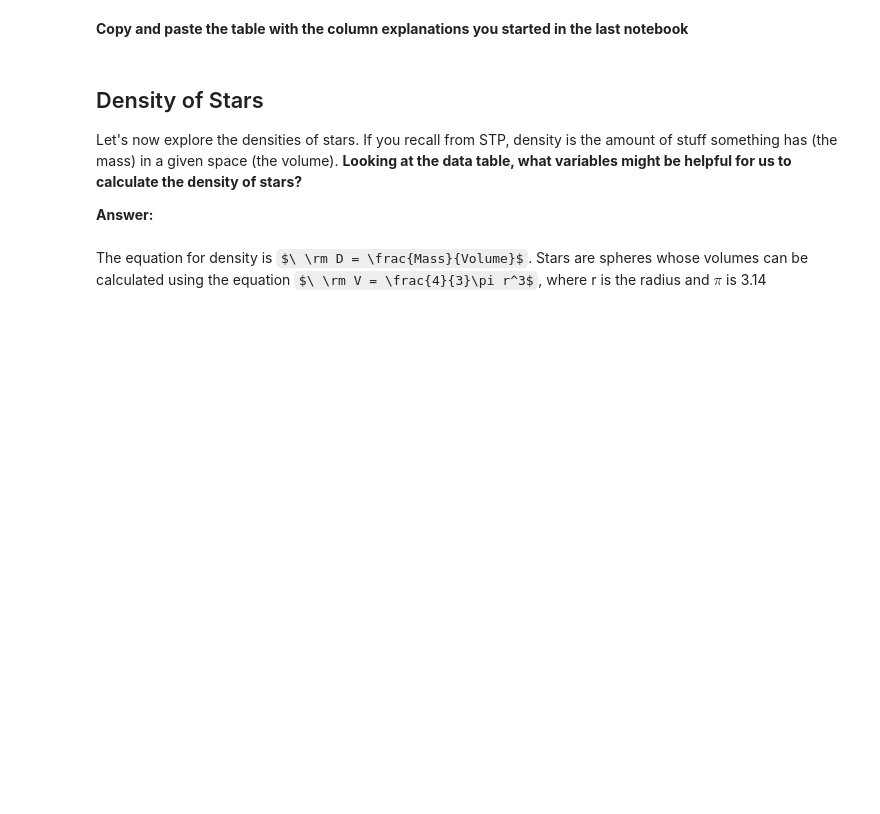
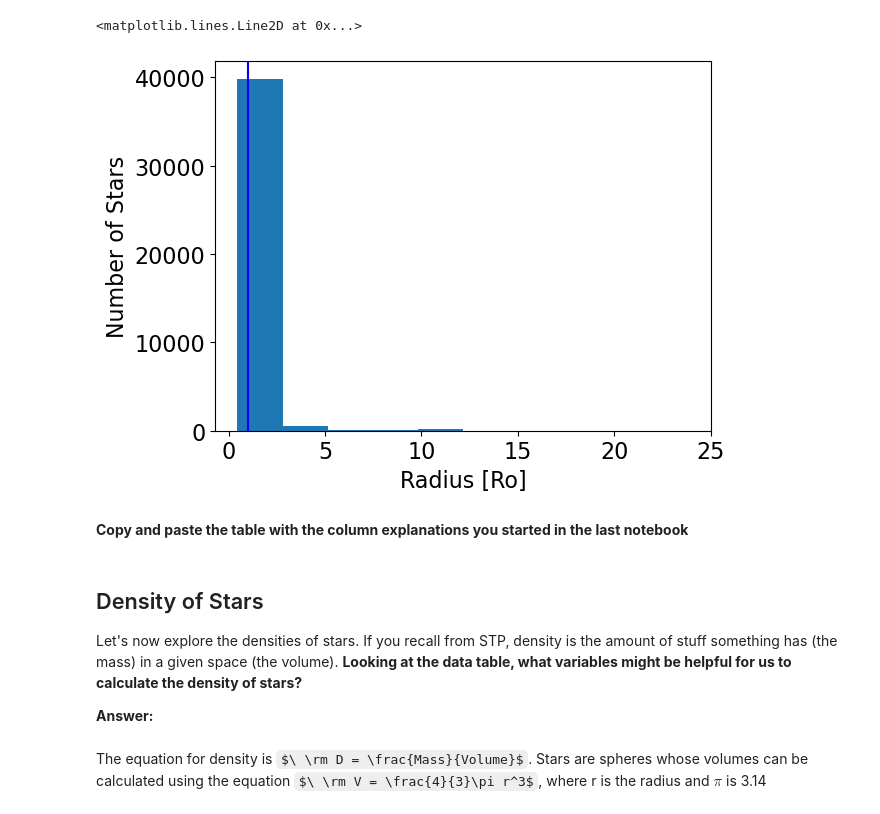
Before and after one commit to idontwantausername94/CFR-2025, a Jupyter notebook: Astro/Blank/1 - Stars Pt2 .ipynb, the cells around one changed output. Drawn from its saved outputs; the diff is of its cells as text; code cells hidden in the pictures; some formulas as TeX source; blank space fills up the shorter version.

```diff
--- a/Astro/Blank/1 - Stars Pt2 .ipynb
+++ b/Astro/Blank/1 - Stars Pt2 .ipynb
@@ -3,3 +36,11 @@
+# %%
+plt.hist(radius)
+plt.xlabel('Radius [Ro]')
+plt.ylabel('Number of Stars')
+plt.axvline(1, color='blue')
+# %% [output]
+<matplotlib.lines.Line2D at 0x...>
+[figure, added]
 # %% [markdown]
 **Copy and paste the table with the column explanations you started in the last notebook**
 # %% [markdown]
```
Also changed, not shown: parts of 11 cells of this notebook, 1 other file.
